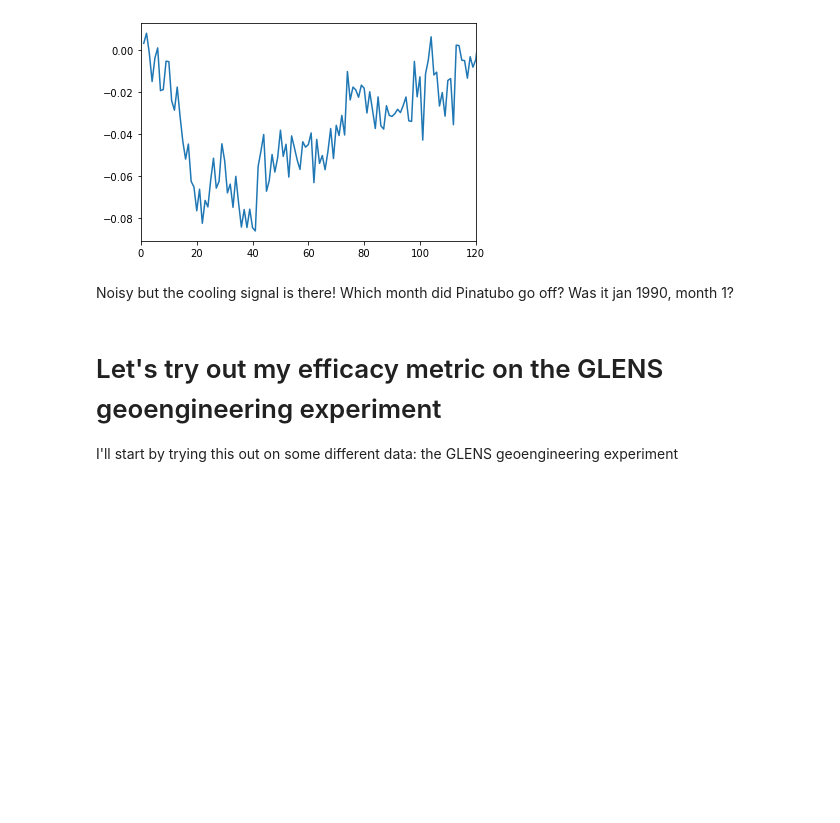
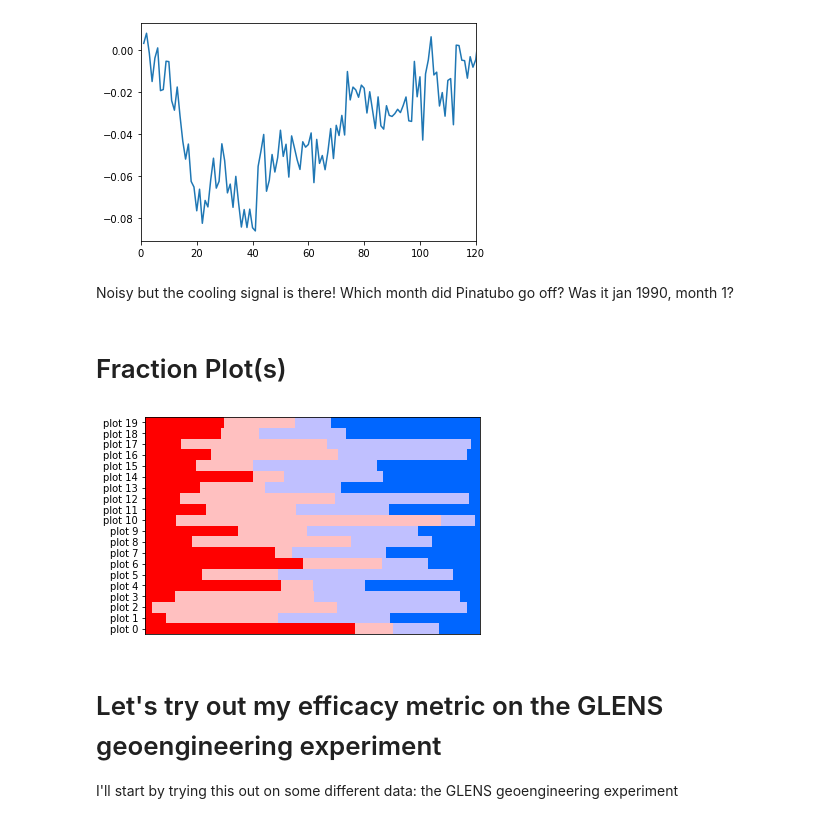
Before and after one commit to pjirvine/xarray_example, a Jupyter notebook: xarray_example.ipynb, the cells around one changed output. Drawn from its saved outputs; the diff is of its cells as text; code cells hidden in the pictures; blank space fills up the shorter version.

Commit message:
added fraction_stack plot

```diff
--- a/xarray_example.ipynb
+++ b/xarray_example.ipynb
@@ -1045,3 +1028,5 @@ plt.xlim([0,120])
 [figure]
 # %% [markdown]
 Noisy but the cooling signal is there! Which month did Pinatubo go off? Was it jan 1990, month 1?
+# %% [markdown]
+# Fraction Plot(s)
@@ -1048,3 +1100,43 @@ Noisy but the cooling signal is there! Which month did Pinatubo go off? Was it j
+# %%
+# Define colours
+red = '#ff0000'
+l_red = '#ffc0c0' # old: '#ffd9d9'
+blue = '#0066ff'
+l_blue = '#c0c0ff' # old:'#b2d0ff'
+
+color_list = [red, l_red, l_blue, blue]
+
+"""
+Generate some fake data
+"""
+
+# 20 sets of fake data
+num_fractions = 20
+
+def fraction_maker():
+    fractions_rand = list(np.random.rand(4))
+    fraction_total = sum(fractions_rand)
+    fractions = [F/fraction_total for F in fractions_rand]
+    return fractions
+
+fraction_stack = []
+label_stack = []
+
+for idx in range(num_fractions):
+    label_stack.append('plot ' + str(idx))
+    fraction_stack.append(fraction_maker())
+
+"""
+Plot the data
+"""
+
+fig, ax = plt.subplots()
+
+box_fraction_stack_plot(ax, fraction_stack, label_stack, color_list)
+
+ax.get_xaxis().set_visible(False)
+# %% [output]
+[figure, added]
 # %% [markdown]
 # Let's try out my efficacy metric on the GLENS geoengineering experiment
 
```
Also changed, not shown: parts of 8 cells of this notebook.
